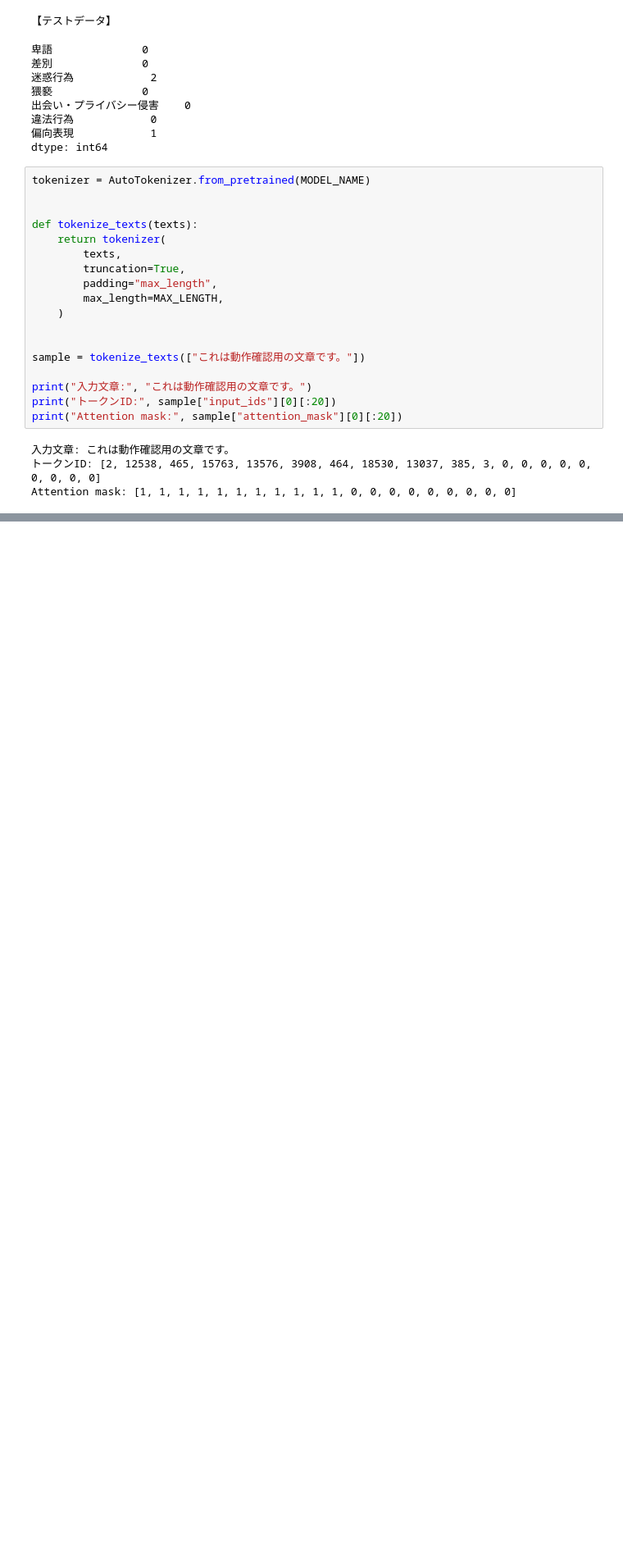
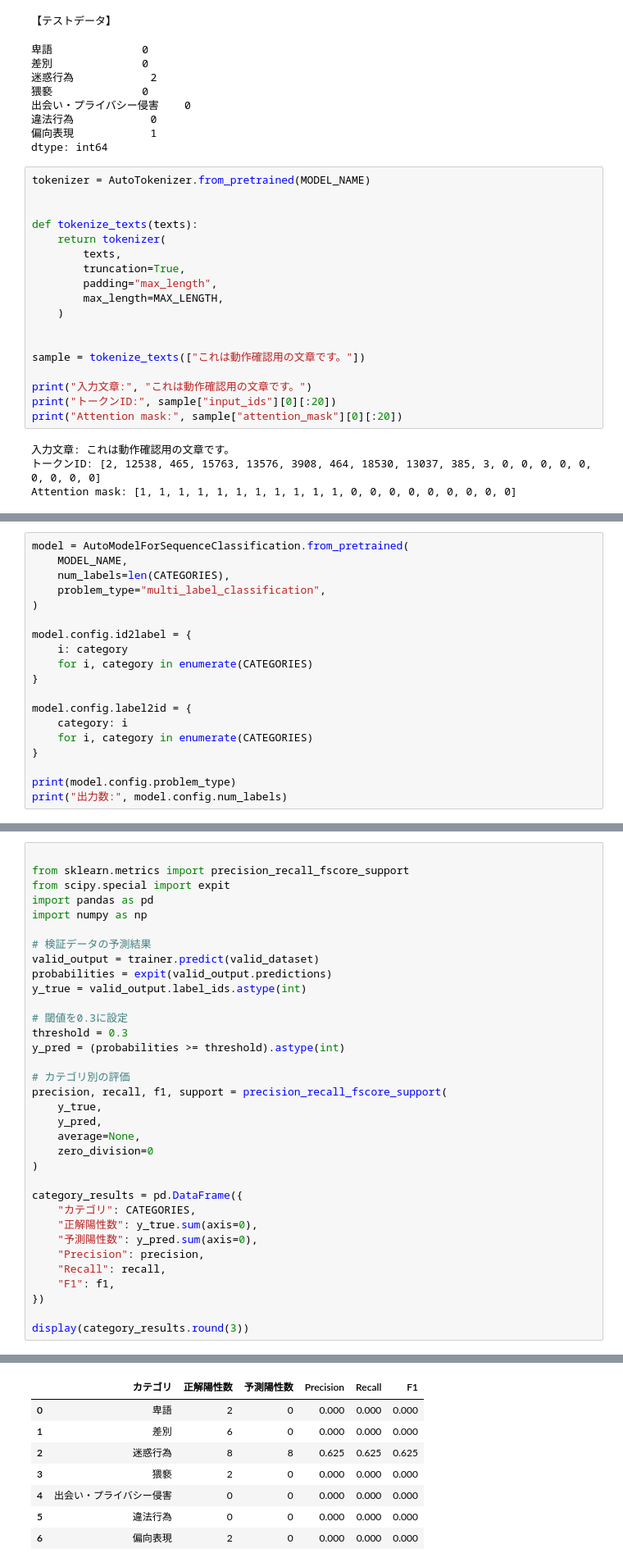
Before and after one commit to Kobakunn/bbs-with-AI-monitoring, a Jupyter notebook: analysis/学習.ipynb, the cells around one changed output, grey strips where cells are left out. Shown at 82% size. Drawn from its saved outputs; the diff is of its cells as text; blank space fills up the shorter version.

```diff
--- a/analysis/学習.ipynb
+++ b/analysis/学習.ipynb
@@ -167,0 +199,19 @@ Attention mask: [1, 1, 1, 1, 1, 1, 1, 1, 1, 1, 1, 0, 0, 0, 0, 0, 0, 0, 0, 0]
+# %%
+model = AutoModelForSequenceClassification.from_pretrained(
+    MODEL_NAME,
+    num_labels=len(CATEGORIES),
+    problem_type="multi_label_classification",
+)
+
+model.config.id2label = {
+    i: category
+    for i, category in enumerate(CATEGORIES)
+}
+
+model.config.label2id = {
+    category: i
+    for i, category in enumerate(CATEGORIES)
+}
+
+print(model.config.problem_type)
+print("出力数:", model.config.num_labels)
@@ -167,0 +479,35 @@ Attention mask: [1, 1, 1, 1, 1, 1, 1, 1, 1, 1, 1, 0, 0, 0, 0, 0, 0, 0, 0, 0]
+# %%
+
+from sklearn.metrics import precision_recall_fscore_support
+from scipy.special import expit
+import pandas as pd
+import numpy as np
+
+# 検証データの予測結果
+valid_output = trainer.predict(valid_dataset)
+probabilities = expit(valid_output.predictions)
+y_true = valid_output.label_ids.astype(int)
+
+# 閾値を0.3に設定
+threshold = 0.3
+y_pred = (probabilities >= threshold).astype(int)
+
+# カテゴリ別の評価
+precision, recall, f1, support = precision_recall_fscore_support(
+    y_true,
+    y_pred,
+    average=None,
+    zero_division=0
+)
+
+category_results = pd.DataFrame({
+    "カテゴリ": CATEGORIES,
+    "正解陽性数": y_true.sum(axis=0),
+    "予測陽性数": y_pred.sum(axis=0),
+    "Precision": precision,
+    "Recall": recall,
+    "F1": f1,
+})
+
+display(category_results.round(3))
+# %% [output]
@@ -167,0 +515,8 @@ Attention mask: [1, 1, 1, 1, 1, 1, 1, 1, 1, 1, 1, 0, 0, 0, 0, 0, 0, 0, 0, 0]
+|  | カテゴリ | 正解陽性数 | 予測陽性数 | Precision | Recall | F1 |
+| 0 | 卑語 | 2 | 0 | 0.000 | 0.000 | 0.000 |
+| 1 | 差別 | 6 | 0 | 0.000 | 0.000 | 0.000 |
+| 2 | 迷惑行為 | 8 | 8 | 0.625 | 0.625 | 0.625 |
+| 3 | 猥褻 | 2 | 0 | 0.000 | 0.000 | 0.000 |
+| 4 | 出会い・プライバシー侵害 | 0 | 0 | 0.000 | 0.000 | 0.000 |
+| 5 | 違法行為 | 0 | 0 | 0.000 | 0.000 | 0.000 |
+| 6 | 偏向表現 | 2 | 0 | 0.000 | 0.000 | 0.000 |
```
Also changed, not shown: parts of 21 cells of this notebook.
